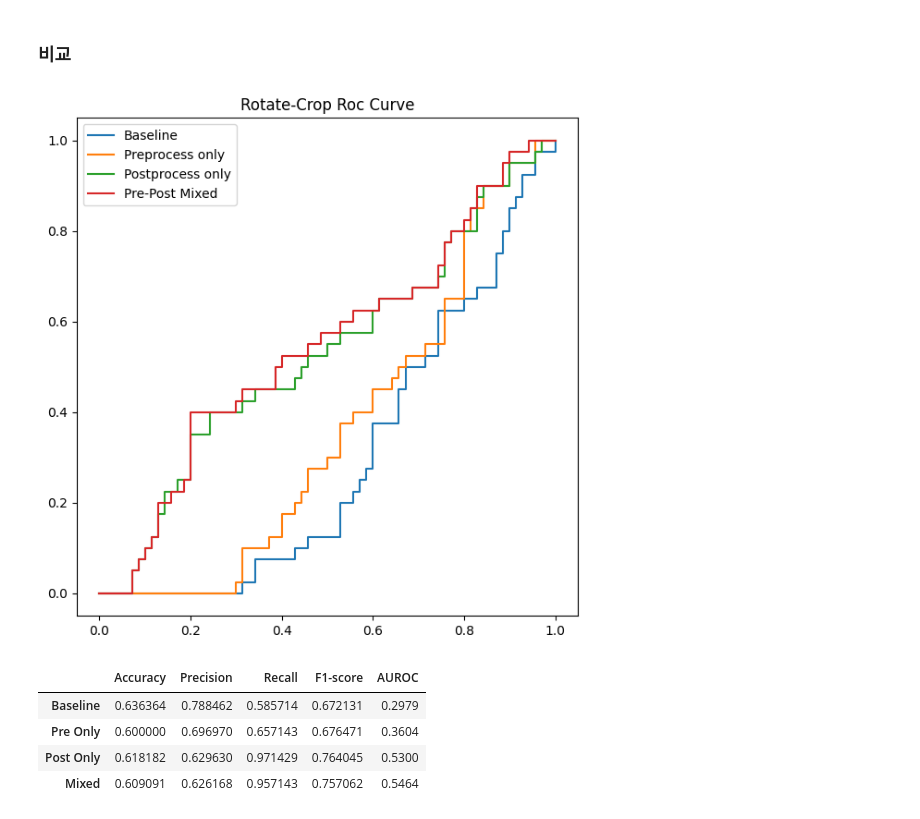
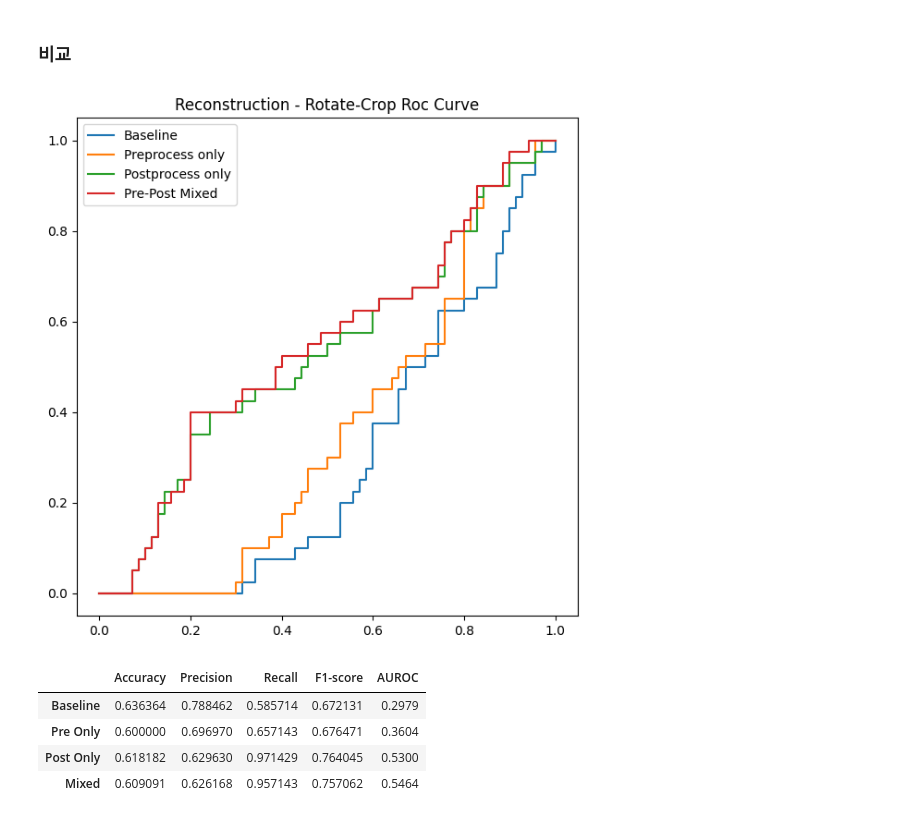
Before and after one commit to crimama/BA, a Jupyter notebook: 3.Anomaly Detection/Result.ipynb, the cells around one changed output. Cells and saved outputs as stored; diff of their text form; code cells hidden in the pictures.

```diff
--- a/3.Anomaly Detection/Result.ipynb
+++ b/3.Anomaly Detection/Result.ipynb
@@ -241,17 +240,17 @@ Recon = Reconstruction_Metric(cfg,trans)
 # %%
 plt.figure(figsize=(7,7))
 
 #Mixed
-plt.title('Rotate-Crop Roc Curve')
+plt.title('Reconstruction - Rotate-Crop Roc Curve')
 plt.plot(Base_ROC[0],Base_ROC[1],label='Baseline')
 plt.plot(pre_ROC[0],pre_ROC[1],label = 'Preprocess only')
 plt.plot(post_ROC[0],post_ROC[1],label = 'Postprocess only')
 plt.plot(mixed_ROC[0],mixed_ROC[1],label='Pre-Post Mixed')
 
 plt.legend()
 plt.show()
 # %% [output]
-[figure, old version]
+[figure, new version]
 # %%
 df = pd.DataFrame(np.c_[np.c_[Base_METRIC,pre_METRIC,post_METRIC,mixed_METRIC].T,np.r_[Base_AUROC,pre_AUROC,post_AUROC,mixed_AUROC].T])
 df.columns = ['Accuracy','Precision','Recall','F1-score','AUROC']
```
Also changed, not shown: parts of 5 cells of this notebook, 2 other files.
